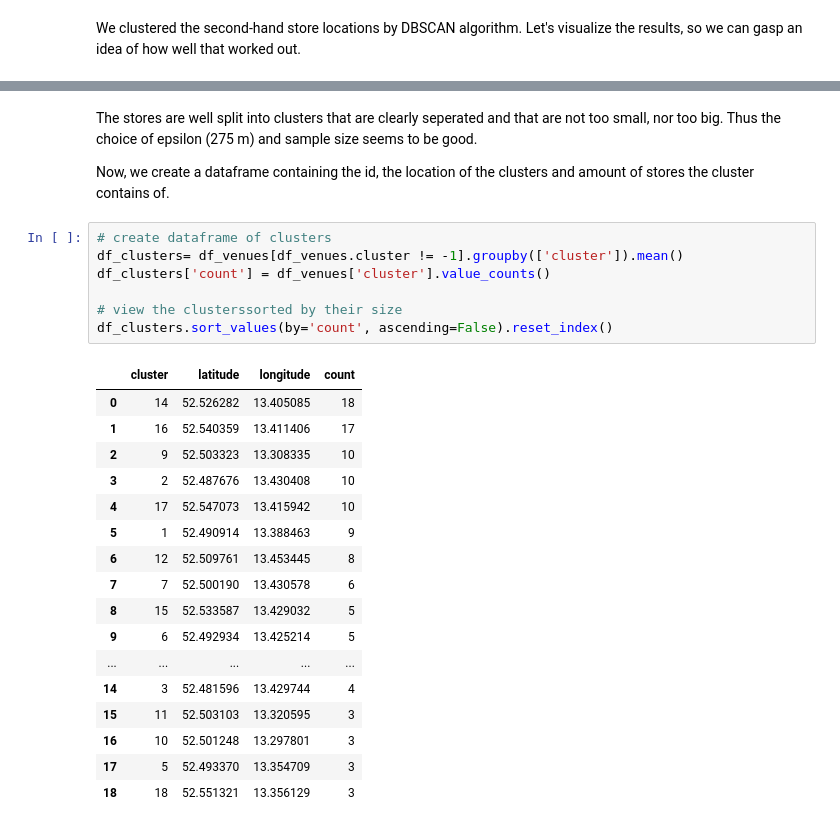
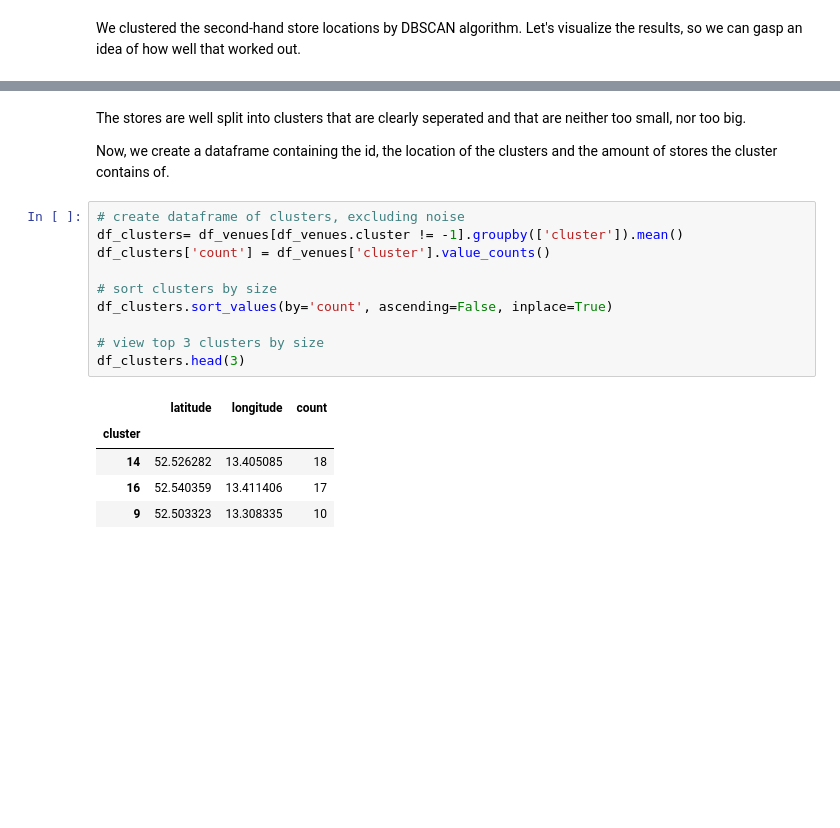
Before and after one commit to jequ/Coursera_Capstone, a Jupyter notebook: capstone_project.ipynb, the cells around one changed output, grey strips where cells are left out. Cells and saved outputs as stored; diff of their text form; blank space fills up the shorter version.

```diff
--- a/capstone_project.ipynb
+++ b/capstone_project.ipynb
@@ -499,33 +505,24 @@ berlin_map3
 # %% [output]
 [interactive output not drawn]
 # %% [markdown]
-The stores are well split into clusters that are clearly seperated and that are not too small, nor too big. Thus the choice of epsilon (275 m) and sample size seems to be good.
+The stores are well split into clusters that are clearly seperated and that are neither too small, nor too big.
 
-Now, we create a dataframe containing the id, the location of the clusters and amount of stores the cluster contains of.
+Now, we create a dataframe containing the id, the location of the clusters and the amount of stores the cluster contains of.
 # %%
-# create dataframe of clusters
+# create dataframe of clusters, excluding noise
 df_clusters= df_venues[df_venues.cluster != -1].groupby(['cluster']).mean()
 df_clusters['count'] = df_venues['cluster'].value_counts()
 
-# view the clusterssorted by their size
-df_clusters.sort_values(by='count', ascending=False).reset_index()
+# sort clusters by size
+df_clusters.sort_values(by='count', ascending=False, inplace=True)
+
+# view top 3 clusters by size
+df_clusters.head(3)
 # %% [output]
-|  | cluster | latitude | longitude | count |
-| 0 | 14 | 52.526282 | 13.405085 | 18 |
-| 1 | 16 | 52.540359 | 13.411406 | 17 |
-| 2 | 9 | 52.503323 | 13.308335 | 10 |
-| 3 | 2 | 52.487676 | 13.430408 | 10 |
-| 4 | 17 | 52.547073 | 13.415942 | 10 |
-| 5 | 1 | 52.490914 | 13.388463 | 9 |
-| 6 | 12 | 52.509761 | 13.453445 | 8 |
-| 7 | 7 | 52.500190 | 13.430578 | 6 |
-| 8 | 15 | 52.533587 | 13.429032 | 5 |
-| 9 | 6 | 52.492934 | 13.425214 | 5 |
-| ... | ... | ... | ... | ... |
-| 14 | 3 | 52.481596 | 13.429744 | 4 |
-| 15 | 11 | 52.503103 | 13.320595 | 3 |
-| 16 | 10 | 52.501248 | 13.297801 | 3 |
-| 17 | 5 | 52.493370 | 13.354709 | 3 |
-| 18 | 18 | 52.551321 | 13.356129 | 3 |
+|  | latitude | longitude | count |
+| cluster |  |  |  |
+| 14 | 52.526282 | 13.405085 | 18 |
+| 16 | 52.540359 | 13.411406 | 17 |
+| 9 | 52.503323 | 13.308335 | 10 |
 # %%
 # visualize location candidates
```
Also changed, not shown: parts of 5 cells of this notebook.
